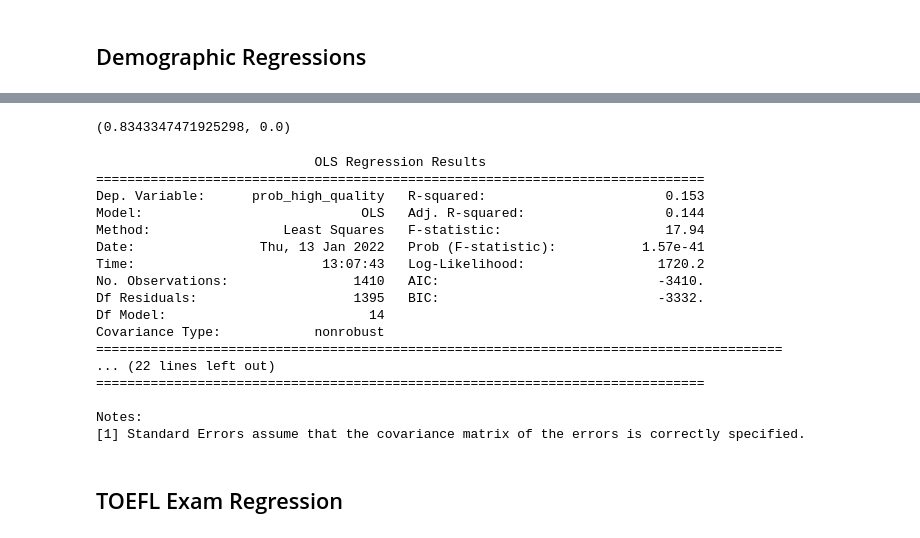
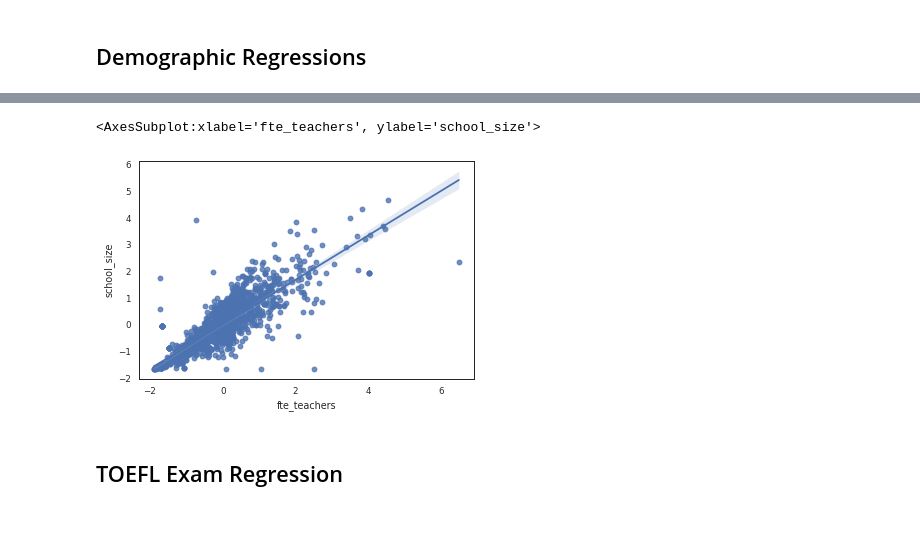
Before and after one commit to kernelmachine/quality-filter, a Jupyter notebook: Regressions.ipynb, the cells around one changed output, grey strips where cells are left out. Cells and saved outputs as stored; diff of their text form; code cells hidden in the pictures.

```diff
--- a/Regressions.ipynb
+++ b/Regressions.ipynb
@@ -156,48 +272,9 @@ strong multicollinearity or other numerical problems.
 # %%
 from scipy import stats
-stats.pearsonr(features_['school_size'], features_['fte_teachers'])
+sns.regplot(features_['fte_teachers'], features_['school_size'])
 # %% [output]
-(0.8343347471925298, 0.0)
+<AxesSubplot:xlabel='fte_teachers', ylabel='school_size'>
+[figure, added]
-# %%
-formula = """
-        prob_high_quality ~
-        1 +
-        mixed_ratio +
-        hispanic_ratio +
-        asian_ratio +
-        black_ratio +
-        native_ratio +
-        pupil_ratio +
-        school_size +
-        urban_top_30  +
-        rural_top_30 +
-        is_charter +
-        is_magnet  +
-        is_private +
-        num_degree_holders +
-        median_home_value
-        """
-
-model = smf.ols(formula=formula, data=features_).fit()
-print(model.summary())
-# %% [output]
-                            OLS Regression Results
-==============================================================================
-Dep. Variable:      prob_high_quality   R-squared:                       0.153
-Model:                            OLS   Adj. R-squared:                  0.144
-Method:                 Least Squares   F-statistic:                     17.94
-Date:                Thu, 13 Jan 2022   Prob (F-statistic):           1.57e-41
-Time:                        13:07:43   Log-Likelihood:                 1720.2
-No. Observations:                1410   AIC:                            -3410.
-Df Residuals:                    1395   BIC:                            -3332.
-Df Model:                          14
-Covariance Type:            nonrobust
-========================================================================================
-... (22 lines left out)
-==============================================================================
-
-Notes:
-[1] Standard Errors assume that the covariance matrix of the errors is correctly specified.
 # %% [markdown]
 ## TOEFL Exam Regression
 # %%
```
Also changed, not shown: parts of 9 cells of this notebook, 4 other files.
